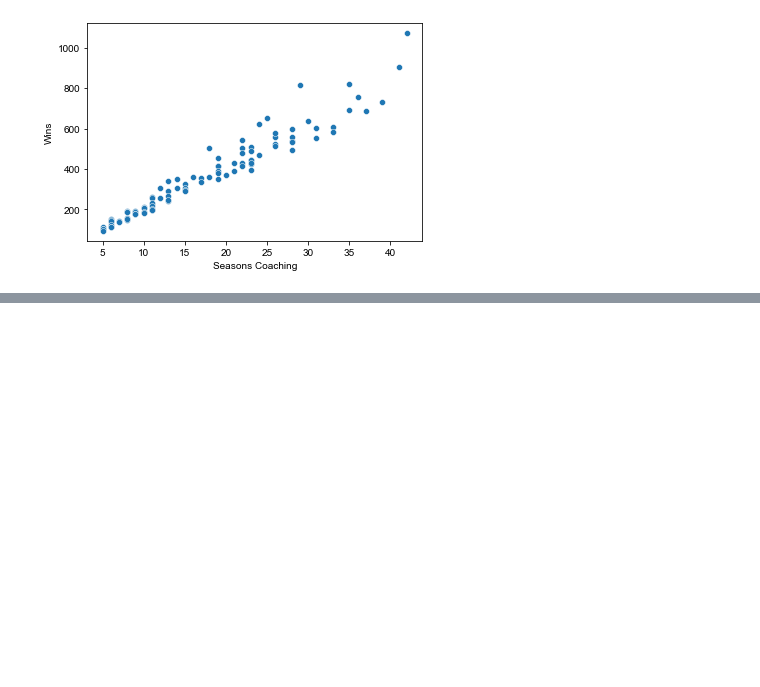
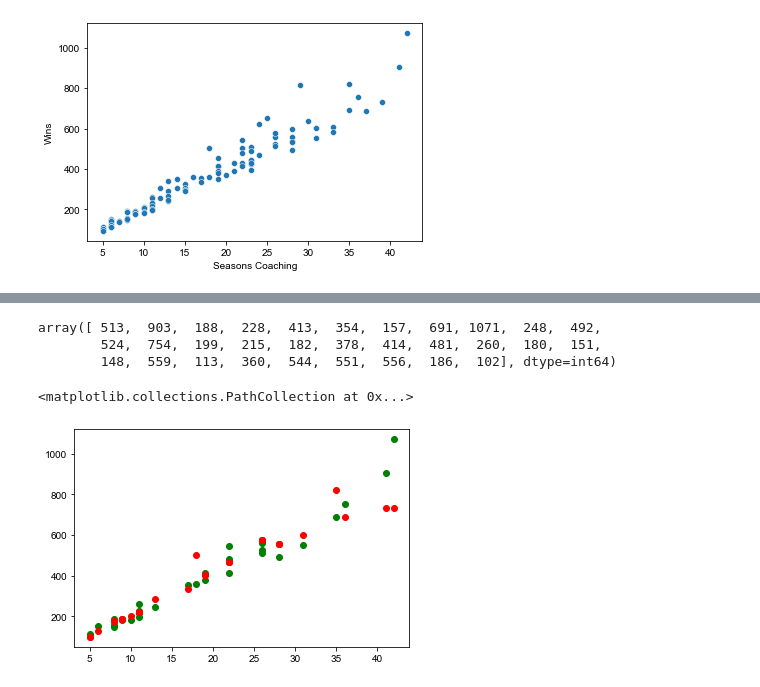
Before and after one commit to gautam7-github/Back_2_Viz_2022, a Jupyter notebook: week1.ipynb, the cells around one changed output, grey strips where cells are left out. Saved outputs shown, nothing was run; the diff lists cells and outputs as text; code cells hidden in the pictures; blank space fills up the shorter version.

Commit message:
xgboost

```diff
--- a/week1.ipynb
+++ b/week1.ipynb
@@ -48 +53,3 @@ sns.scatterplot(
+# %%
+x_train, x_test, y_train, y_test = train_test_split(x,y,train_size=0.70)
 # %%
@@ -49,0 +57,4 @@ import
+# %%
+model = xgboost.XGBRegressor()
+# %%
+model.fit(x_train,y_train)
@@ -49,0 +70,2 @@ import
+# %%
+yhat = model.predict(x_test)
@@ -49,0 +92,6 @@ import
+# %%
+y_test[:,0]
+# %% [output]
+array([ 513,  903,  188,  228,  413,  354,  157,  691, 1071,  248,  492,
+        524,  754,  199,  215,  182,  378,  414,  481,  260,  180,  151,
+        148,  559,  113,  360,  544,  551,  556,  186,  102], dtype=int64)
@@ -49,0 +100,6 @@ import
+# %%
+plt.scatter(x_test,y_test,color='green')
+plt.scatter(x_test,yhat,color='red')
+# %% [output]
+<matplotlib.collections.PathCollection at 0x...>
+[figure, added]
```
Also changed, not shown: parts of 6 cells of this notebook.
